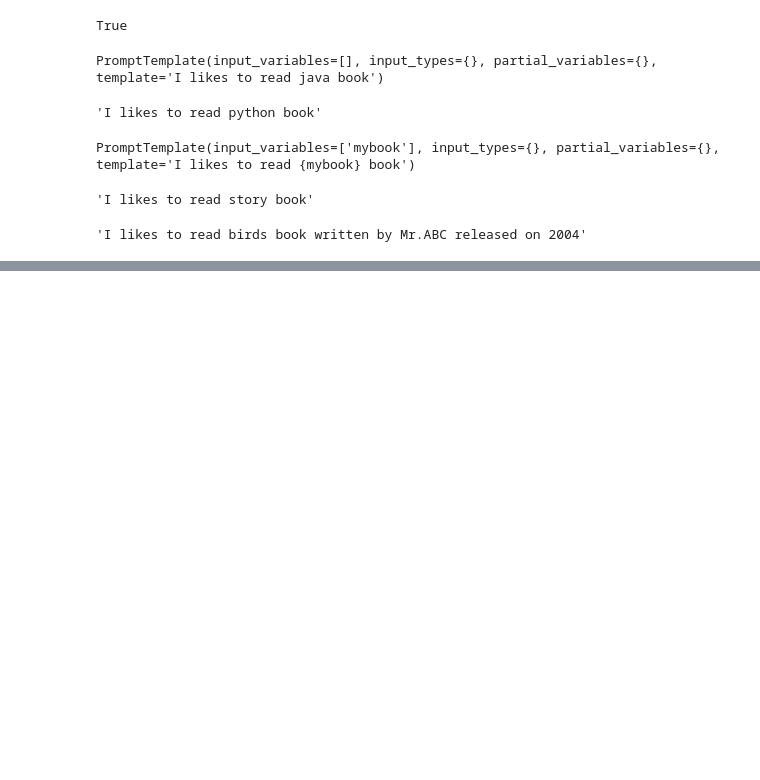
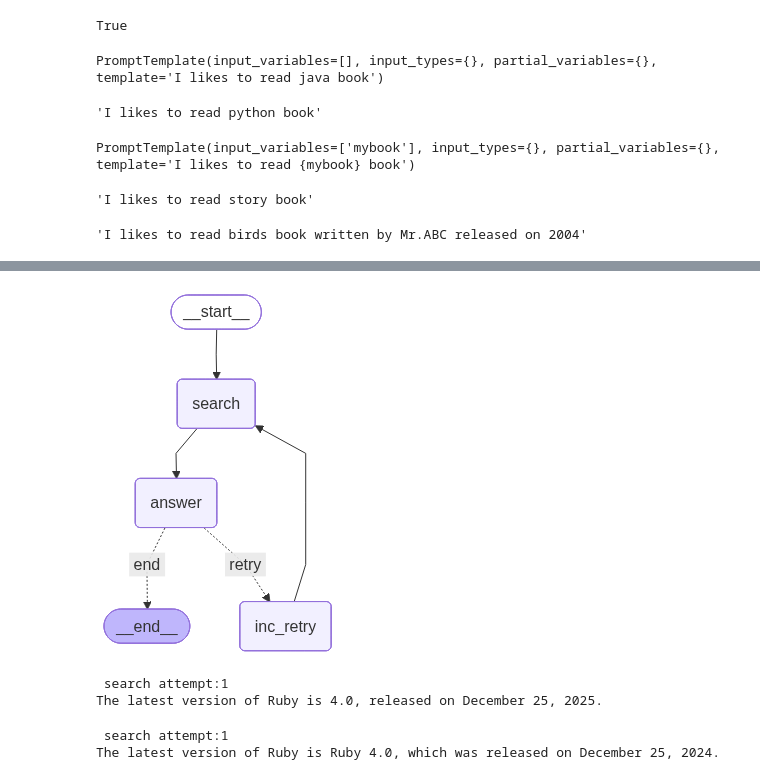
Before and after one commit to pakarthikstudent/OU_AgenticAI_Feb_26, a Jupyter notebook: DAY2/AI-DAY2.ipynb, the cells around one changed output, grey strips where cells are left out. Cells and saved outputs as stored; diff of their text form; code cells hidden in the pictures; blank space fills up the shorter version.

```diff
--- a/DAY2/AI-DAY2.ipynb
+++ b/DAY2/AI-DAY2.ipynb
@@ -544,0 +633,41 @@ display(Image(app.get_graph().draw_mermaid_png()))
+# %%
+## Conditional Check - node
+def testing_node(a1: State):
+    ''' if answer is short/not found ->retry search until max retries'''
+    answer = a1["answer"].strip()
+    if "NOT_FOUND" in answer:
+        if a1['retry_count'] < a1['max_retries']:
+            return "retry"
+        return "end"
+
+    if len(answer) < 10:
+        if a1["retry_count"] < a1['max_retries']:
+            return "retry"
+        return "end"
+    return "end"
+
+
+def increment_retry(a1: State):
+    return {"retry_count":a1["retry_count"] + 1}
+# %%
+graph = StateGraph(State)
+graph.add_node("search",search_node)
+graph.add_node("answer",answer_node)
+graph.add_node("inc_retry",increment_retry)
+
+graph.set_entry_point("search")
+
+graph.add_edge("search","answer")
+
+## conditional loop
+graph.add_conditional_edges(
+    "answer",
+    testing_node,
+    {
+        "retry": "inc_retry",
+        "end": END
+    }
+)
+graph.add_edge("inc_retry","search") # if retry -->increment retry-->go back search
+
+app = graph.compile()
@@ -544,0 +698,5 @@ display(Image(app.get_graph().draw_mermaid_png()))
+# %%
+from IPython.display import Image,display
+display(Image(app.get_graph().draw_mermaid_png()))
+# %% [output]
+[figure, added]
@@ -544,0 +776,24 @@ display(Image(app.get_graph().draw_mermaid_png()))
+# %%
+out = app.invoke({
+    "question": "What is the latest version of ruby and when was it released?",
+    "search_result": "",
+    "answer":"",
+    "retry_count": 0,
+    "max_retries": 2}
+                )
+print(out["answer"])
+# %% [output]
+ search attempt:1
+The latest version of Ruby is 4.0, released on December 25, 2025.
+# %%
+out = app.invoke({
+    "question": "What is the latest version of ruby and when was it released?",
+    "search_result": "",
+    "answer":"",
+    "retry_count": 0,
+    "max_retries": 2}
+                )
+print(out["answer"])
+# %% [output]
+ search attempt:1
+The latest version of Ruby is Ruby 4.0, which was released on December 25, 2024.
```
Also changed, not shown: parts of 71 cells of this notebook.
